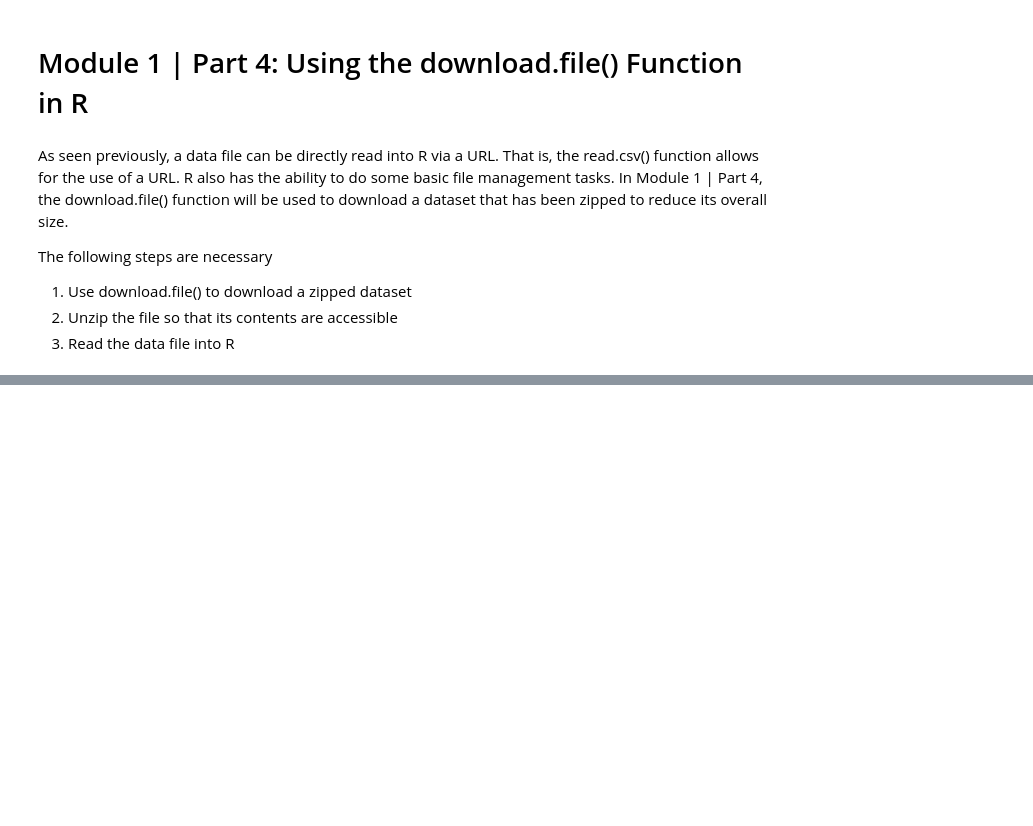
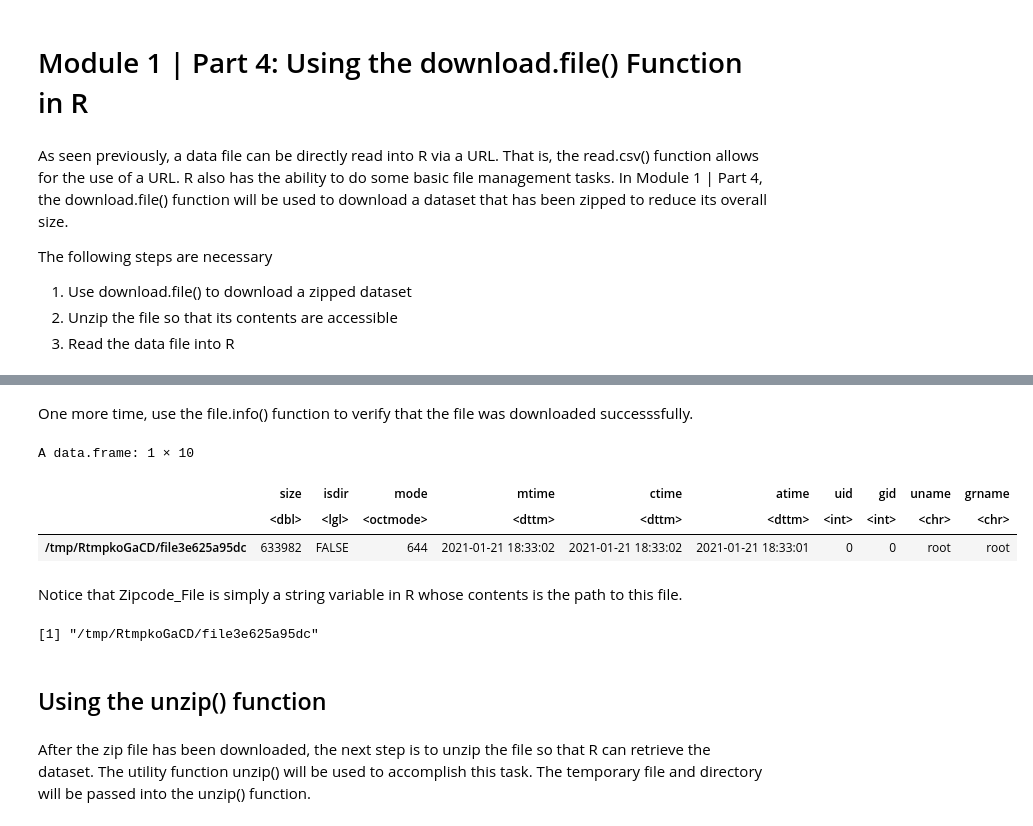
Before and after one commit to yardsale8/DSCI325, a Jupyter notebook: Module1_Part4.ipynb, the cells around one changed output, grey strips where cells are left out. Drawn from its saved outputs; the diff is of its cells as text; code cells hidden in the pictures; blank space fills up the shorter version.

```diff
--- a/Module1_Part4.ipynb
+++ b/Module1_Part4.ipynb
@@ -206,0 +61,19 @@ A data.frame: 1 × 10
+# %% [markdown]
+One more time, use the file.info() function to verify that the file was downloaded successsfully.
+# %%
+file.info(Zipcode_File)
+# %% [output]
+A data.frame: 1 × 10
+|  | size | isdir | mode | mtime | ctime | atime | uid | gid | uname | grname |
+|  | <dbl> | <lgl> | <octmode> | <dttm> | <dttm> | <dttm> | <int> | <int> | <chr> | <chr> |
+| /tmp/RtmpkoGaCD/file3e625a95dc | 633982 | FALSE | 644 | 2021-01-21 18:33:02 | 2021-01-21 18:33:02 | 2021-01-21 18:33:01 | 0 | 0 | root | root |
+# %% [markdown]
+Notice that Zipcode_File is simply a string variable in R whose contents is the path to this file.
+# %%
+Zipcode_File
+# %% [output]
+[1] "/tmp/RtmpkoGaCD/file3e625a95dc"
+# %% [markdown]
+## Using the unzip() function
+# %% [markdown]
+After the zip file has been downloaded, the next step is to unzip the file so that R can retrieve the dataset.  The utility function unzip() will be used to accomplish this task.  The temporary file and directory will be passed into the unzip() function.
```
Also changed, not shown: parts of 65 cells of this notebook.
